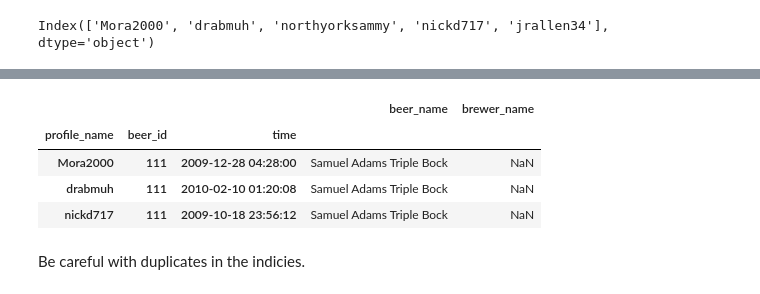
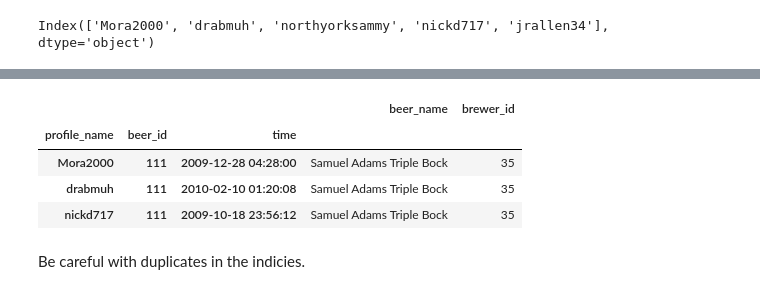
Before and after one commit to TomAugspurger/PyDataSeattle, a Jupyter notebook: notebooks/3. Indexing.ipynb, the cells around one changed output, grey strips where cells are left out. Drawn from its saved outputs; the diff is of its cells as text; code cells hidden in the pictures.

```diff
--- a/notebooks/3. Indexing.ipynb
+++ b/notebooks/3. Indexing.ipynb
@@ -333,11 +340,11 @@ SyntaxError: invalid syntax (<ipython-input-52-891969c14627>, line 1)
 # %%
-reviews.loc[(top_reviewers, 111, slice(None)), ['beer_name', 'brewer_name']]
+reviews.loc[pd.IndexSlice[top_reviewers, 111, :], ['beer_name', 'brewer_id']]
 # %% [output]
-|  |  |  | beer_name | brewer_name |
+|  |  |  | beer_name | brewer_id |
 | profile_name | beer_id | time |  |  |
-| Mora2000 | 111 | 2009-12-28 04:28:00 | Samuel Adams Triple Bock | NaN |
-| drabmuh | 111 | 2010-02-10 01:20:08 | Samuel Adams Triple Bock | NaN |
-| nickd717 | 111 | 2009-10-18 23:56:12 | Samuel Adams Triple Bock | NaN |
+| Mora2000 | 111 | 2009-12-28 04:28:00 | Samuel Adams Triple Bock | 35 |
+| drabmuh | 111 | 2010-02-10 01:20:08 | Samuel Adams Triple Bock | 35 |
+| nickd717 | 111 | 2009-10-18 23:56:12 | Samuel Adams Triple Bock | 35 |
 # %% [markdown]
 Be careful with duplicates in the indicies.
 # %%
```
Also changed, not shown: parts of 40 cells of this notebook, 8 other files.
